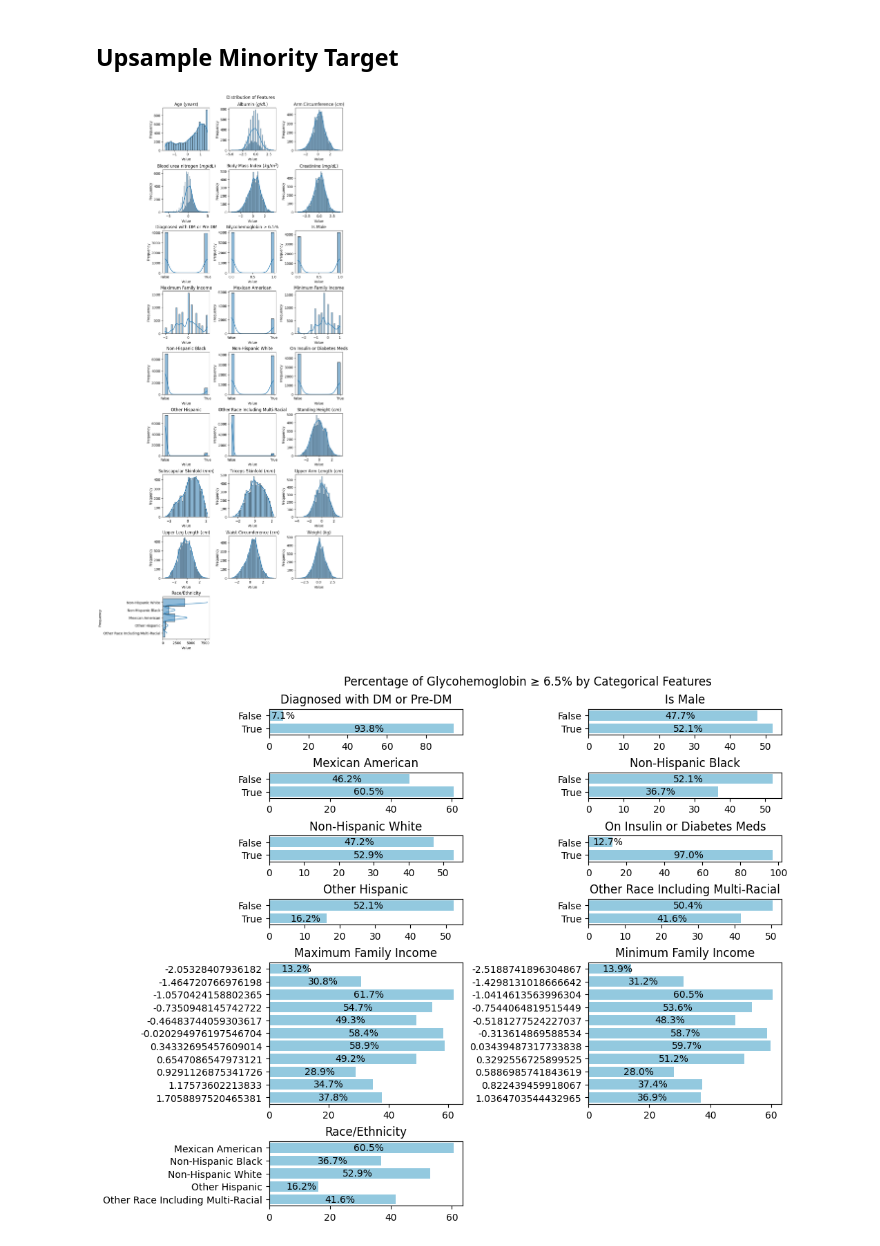
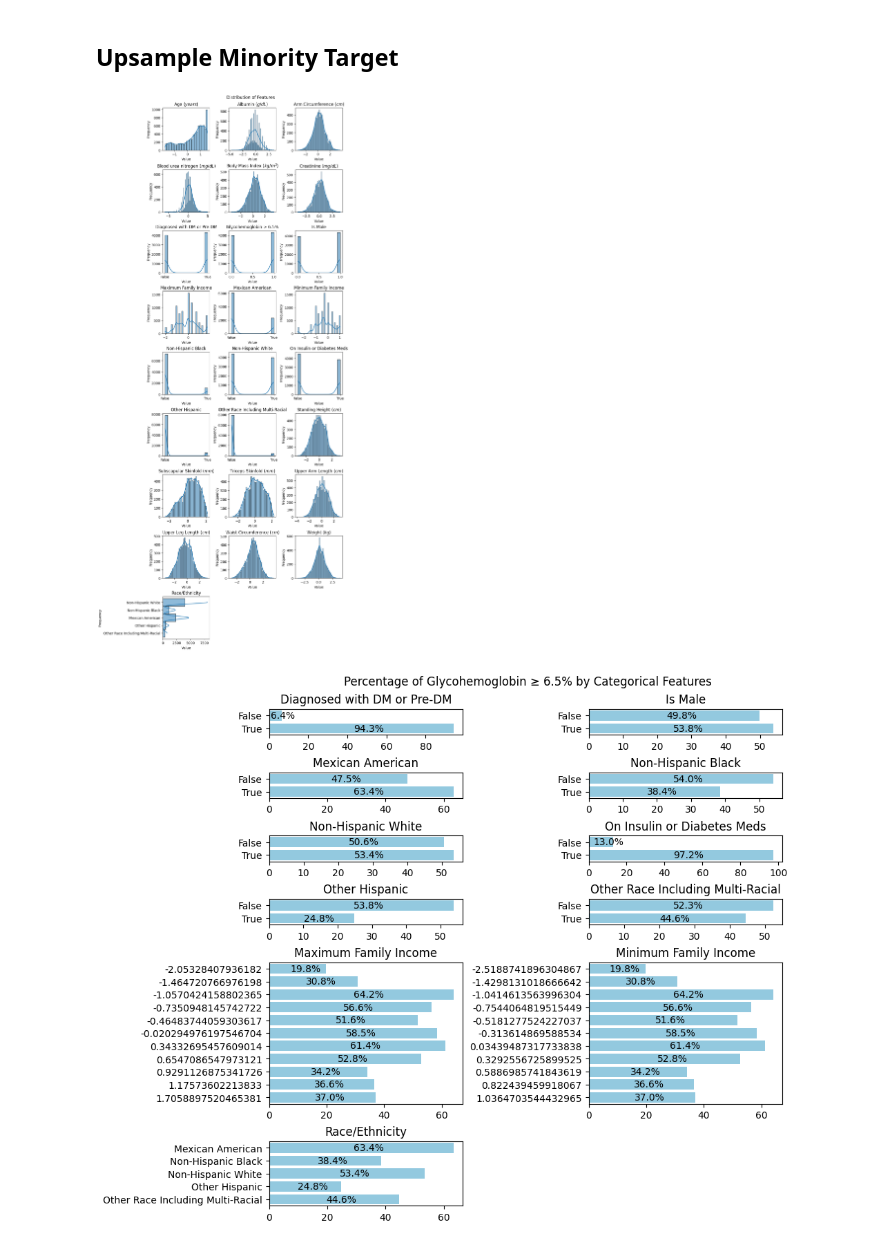
Before and after one commit to hl-n/diabetes-prediction-NHANES, a Jupyter notebook: notebooks/EDA.ipynb, the cells around one changed output. Cells and saved outputs as stored; diff of their text form; code cells hidden in the pictures.

```diff
--- a/notebooks/EDA.ipynb
+++ b/notebooks/EDA.ipynb
@@ -703,31 +703,40 @@ plot_distribution(processed_df)
 # %%
 X = processed_df.copy()
 
 nominal_features = X.select_dtypes(exclude=["number", "bool"]).columns.to_list()
 for nominal_feature in nominal_features:
     X = X.drop(columns=list(X[nominal_feature].unique()))
+
+min_max_columns = [f'Minimum {config.get("range_column")}', f'Maximum {config.get("range_column")}']
+X[config.get("range_column")] = X[min_max_columns].astype(str).agg(" to ".join, axis=1)
+X.drop(columns=min_max_columns, inplace=True)
 
 y = X[config.get("target")]
 X = X.drop(columns=[config.get("target"), config.get("feature")], axis=1)
 
 if config.get("imputation_method") != "DN":
     X = X.dropna()
     y = y[X.index]
     X, y = upsample_minority(X, y, config)
 
+X[min_max_columns] = X[config.get("range_column")].str.split(" to ", expand=True).astype("float64")
+X.drop(columns=[config.get("range_column")], inplace=True)
 processed_df = pd.concat([X, y], axis=1)
 processed_df = one_hot_encode_features(processed_df, drop_columns=False)
 processed_df = sort_columns(processed_df)
+
+if config.get("imputation_method") != "DN":
+    processed_df = processed_df.dropna()
 features = processed_df.columns
 features = features.drop(nominal_features).to_list()
 features = features + nominal_features
 plot_distribution(processed_df[features], folder_path)
 # %% [output]
-[figure, old version]
+[figure, new version]
 # %%
 plot_ratio_target_in_categorical_features(processed_df, config, folder_path)
 # %% [output]
-[figure, old version]
+[figure, new version]
 # %%
 numerical_feats = processed_df.select_dtypes(include=["number", "bool"]).columns
 plot_heatmap(
```
Also changed, not shown: parts of 1 cell of this notebook.
